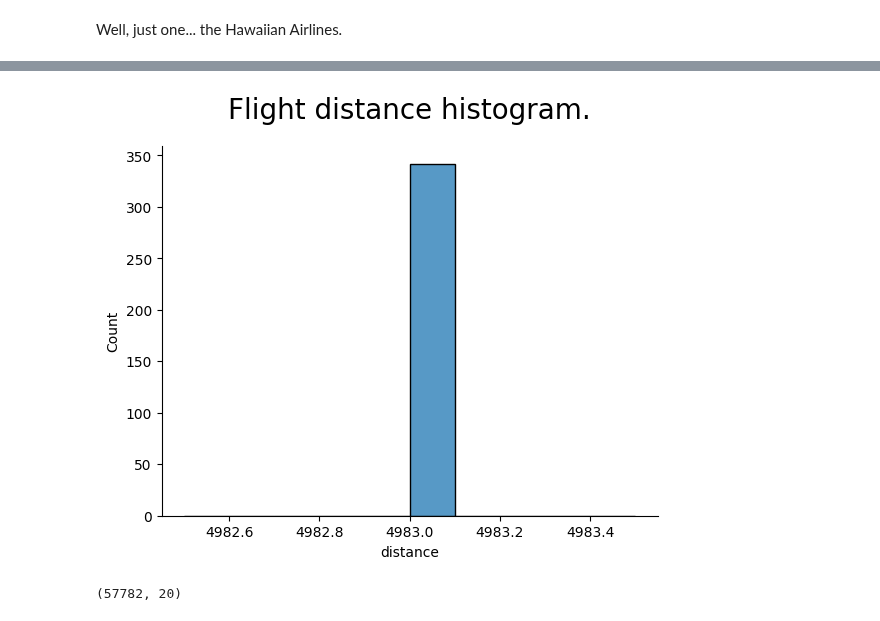
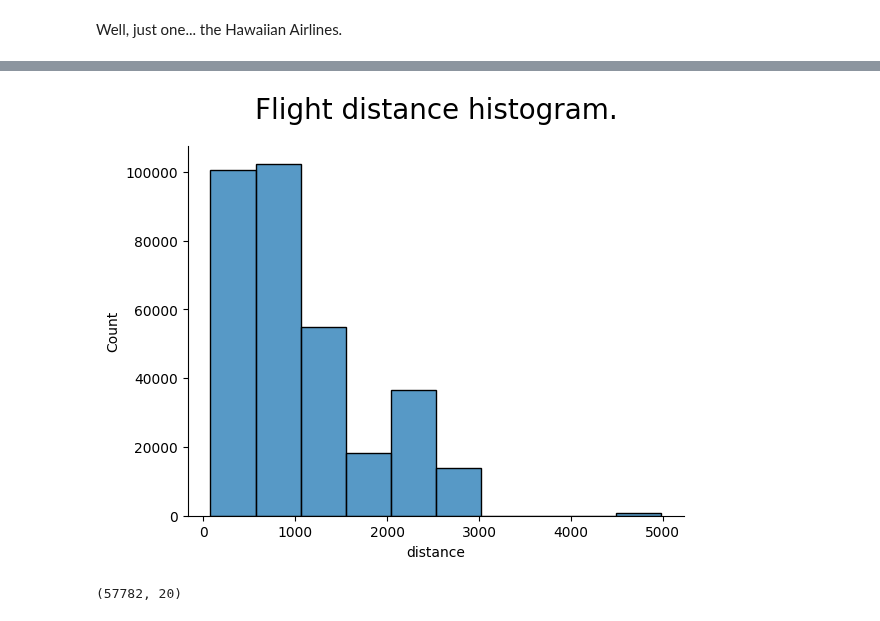
Before and after one commit to datakolektiv/dss03python2023, a Jupyter notebook: session06/dss03_py_session06.ipynb, the cells around one changed output, grey strips where cells are left out. Drawn from its saved outputs; the diff is of its cells as text; code cells hidden in the pictures.

```diff
--- a/session06/dss03_py_session06.ipynb
+++ b/session06/dss03_py_session06.ipynb
@@ -68,5 +77,5 @@ First things first. We shall start with loading the flights data, and inspecting
 # %%
-df = pd.read_csv('_data/flights.csv', index_col=0)
+df = pd.read_csv('_data/flights_session06.csv', index_col=0)
 
 df.head()
 # %% [output]
@@ -430,0 +700,2 @@ Now we are ready to do some data exploration!
+# %%
+df = df.reset_index(drop=True)
@@ -1063,8 +1587,8 @@ How do we want to do this? Well, we first have to make a histogram of distances,
 # %%
-sns.histplot(x='distance', bins=10, data=_df)
+sns.histplot(x='distance', bins=10, element='bars', data=df)
 sns.despine();
 plt.title('Flight distance histogram.', size=20, pad=20);
 # %% [output]
-[figure, old version]
+[figure, new version]
 # %%
 # a lot of flights
```
Also changed, not shown: parts of 146 cells of this notebook, 1 other file.
